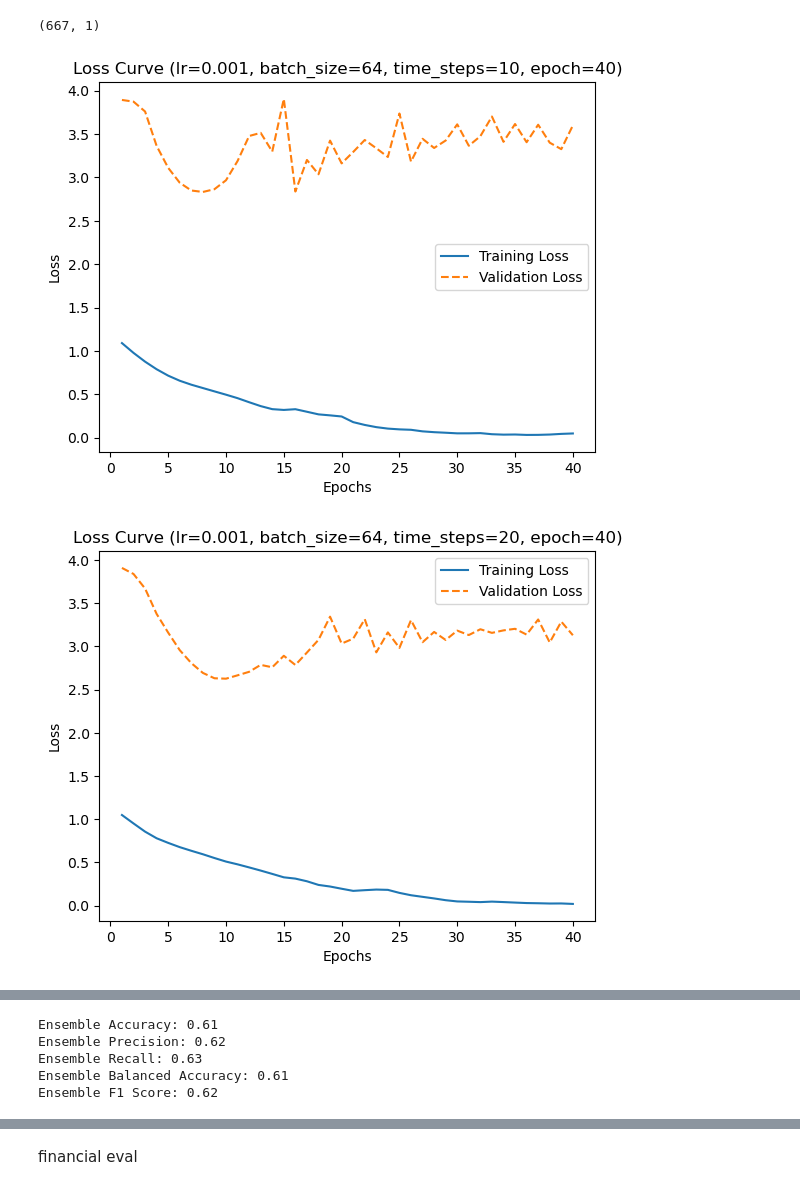
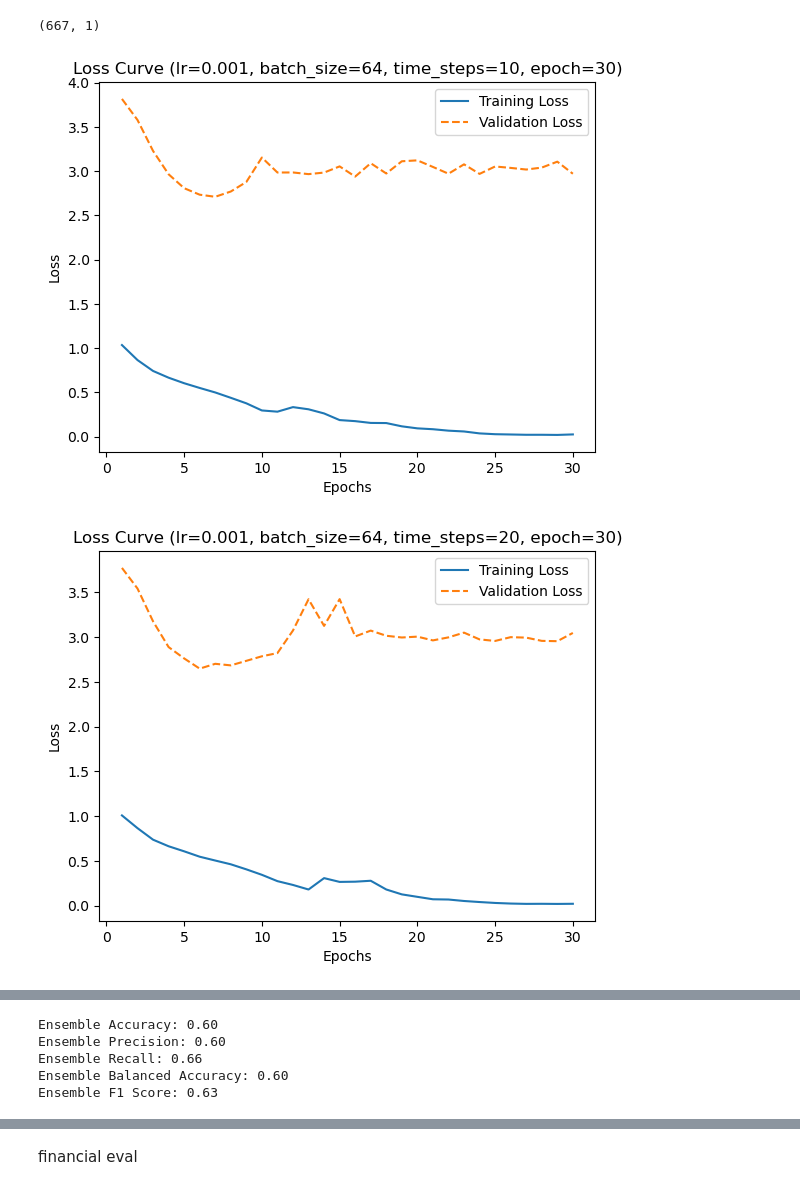
Before and after one commit to halilvibrahim/stock_movement, a Jupyter notebook: Ensemble_Models/AMZN_Ensemble.ipynb, the cells around one changed output, grey strips where cells are left out. Saved outputs shown, nothing was run; the diff lists cells and outputs as text; code cells hidden in the pictures.

```diff
--- a/Ensemble_Models/AMZN_Ensemble.ipynb
+++ b/Ensemble_Models/AMZN_Ensemble.ipynb
@@ -90,8 +90,8 @@ from itertools import product  # For generating combinations
 import matplotlib.pyplot as plt
 
 # Define model parameters
-learning_rates = [0.001, 0.0009]
-epochs = [40, 35]
+learning_rates = [0.001, 0.0008, 0.0012]
+epochs = [30, 35]
 time_steps = [10, 20]
 batch_sizes = [64]
 
@@ -131,7 +131,7 @@ for lr, epoch_count, time_step, batch_size in combinations:
 
     # Define Mamba model configuration
     config = MambaConfig(
-        d_model=64,
+        d_model=128,
         n_layers=3,
         dt_rank='auto',
         d_state=16,
@@ -180,32 +180,32 @@ for lr, epoch_count, time_step, batch_size in combinations:
             y_test_pred = model(X_test_tensor)[:, -1, -1]
             val_loss = criterion(y_test_pred, y_test.to(device)).item()
             validation_losses.append(val_loss)
 
         #print(f"Epoch {epoch + 1}/{epoch_count}, Loss: {avg_loss}, Validation Loss: {val_loss}")
 
     # Plot the training loss curve
     plt.figure()
     plt.plot(range(1, epoch_count + 1), train_losses, label='Training Loss')
     plt.plot(range(1, epoch_count + 1), validation_losses, label='Validation Loss', linestyle='--')
     plt.xlabel('Epochs')
     plt.ylabel('Loss')
     plt.title(f'Loss Curve (lr={lr}, batch_size={batch_size}, time_steps={time_step}, epoch={epoch_count})')
     plt.legend()
     plt.show()
 
     # Test mode and prediction
     model.eval()
     X_test_tensor = X_test.clone().detach().to(device).view(-1, time_step, 1)
 
     with torch.no_grad():
         y_test_pred = model(X_test_tensor)[:, -1, -1].cpu().numpy()
         y_test_pred = y_test_pred.reshape(-1, 1)
         y_test_pred = scaler.inverse_transform(y_test_pred)
         y_test_binary_pred = np.where(y_test_pred > 0, 1, 0)
         ensemble_results.append(y_test_binary_pred)
 
 # Convert predictions to a numpy array for further processing
 ensemble_results = np.array(ensemble_results)
 # %% [output]
-[figure, old version]
+[figure, new version]
-[figure, old version]
+[figure, new version]
@@ -250,11 +254,11 @@ print(f"Ensemble Recall: {recall:.2f}")
 print(f"Ensemble Balanced Accuracy: {balanced_accuracy:.2f}")
 print(f"Ensemble F1 Score: {f1:.2f}")
 # %% [output]
-Ensemble Accuracy: 0.61
-Ensemble Precision: 0.62
-Ensemble Recall: 0.63
-Ensemble Balanced Accuracy: 0.61
-Ensemble F1 Score: 0.62
+Ensemble Accuracy: 0.60
+Ensemble Precision: 0.60
+Ensemble Recall: 0.66
+Ensemble Balanced Accuracy: 0.60
+Ensemble F1 Score: 0.63
 # %%
 from sklearn.metrics import confusion_matrix, ConfusionMatrixDisplay
 cm = confusion_matrix(y_test_binary, majority_voting_predictions)
```
Also changed, not shown: parts of 5 cells of this notebook, 3 other files.
